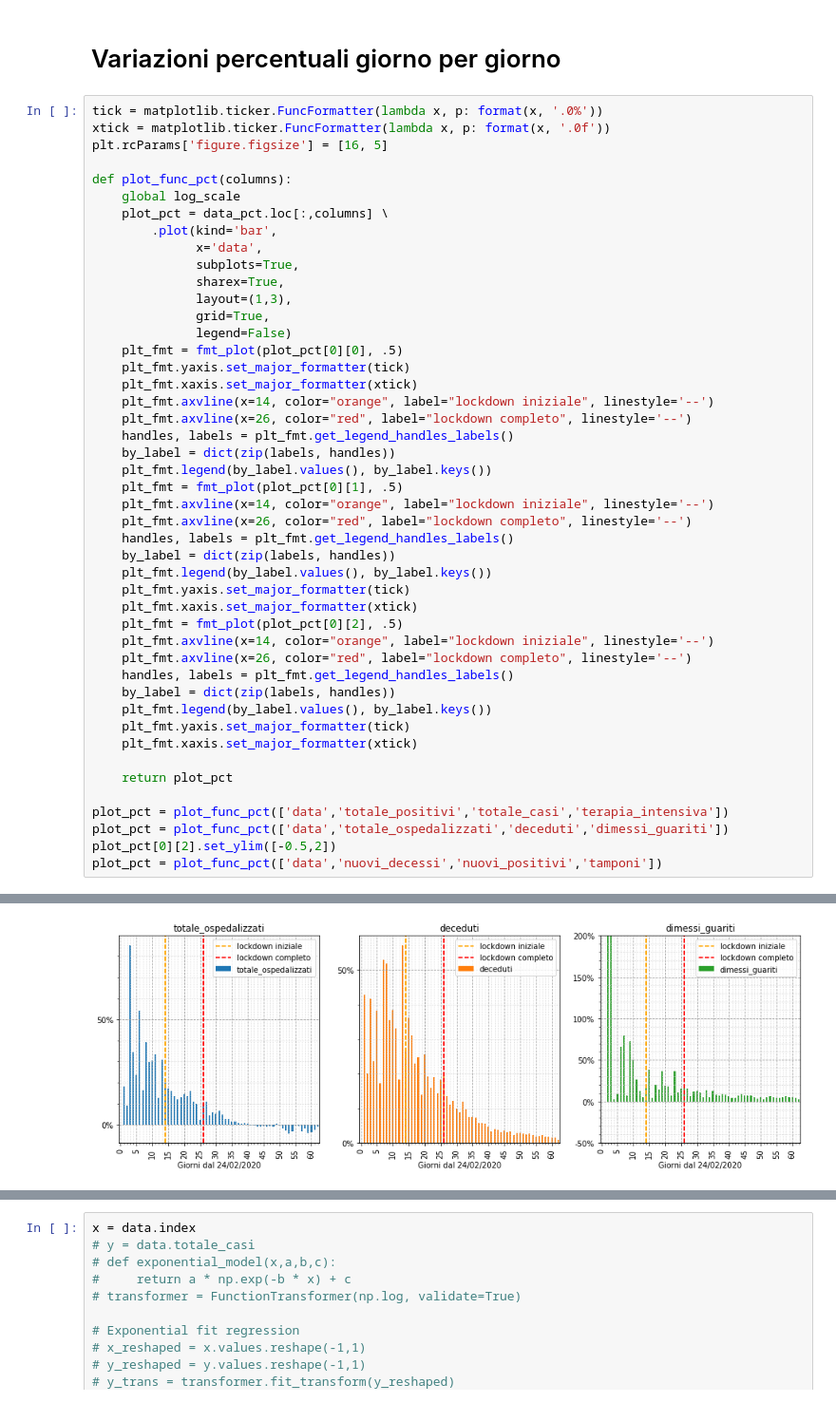
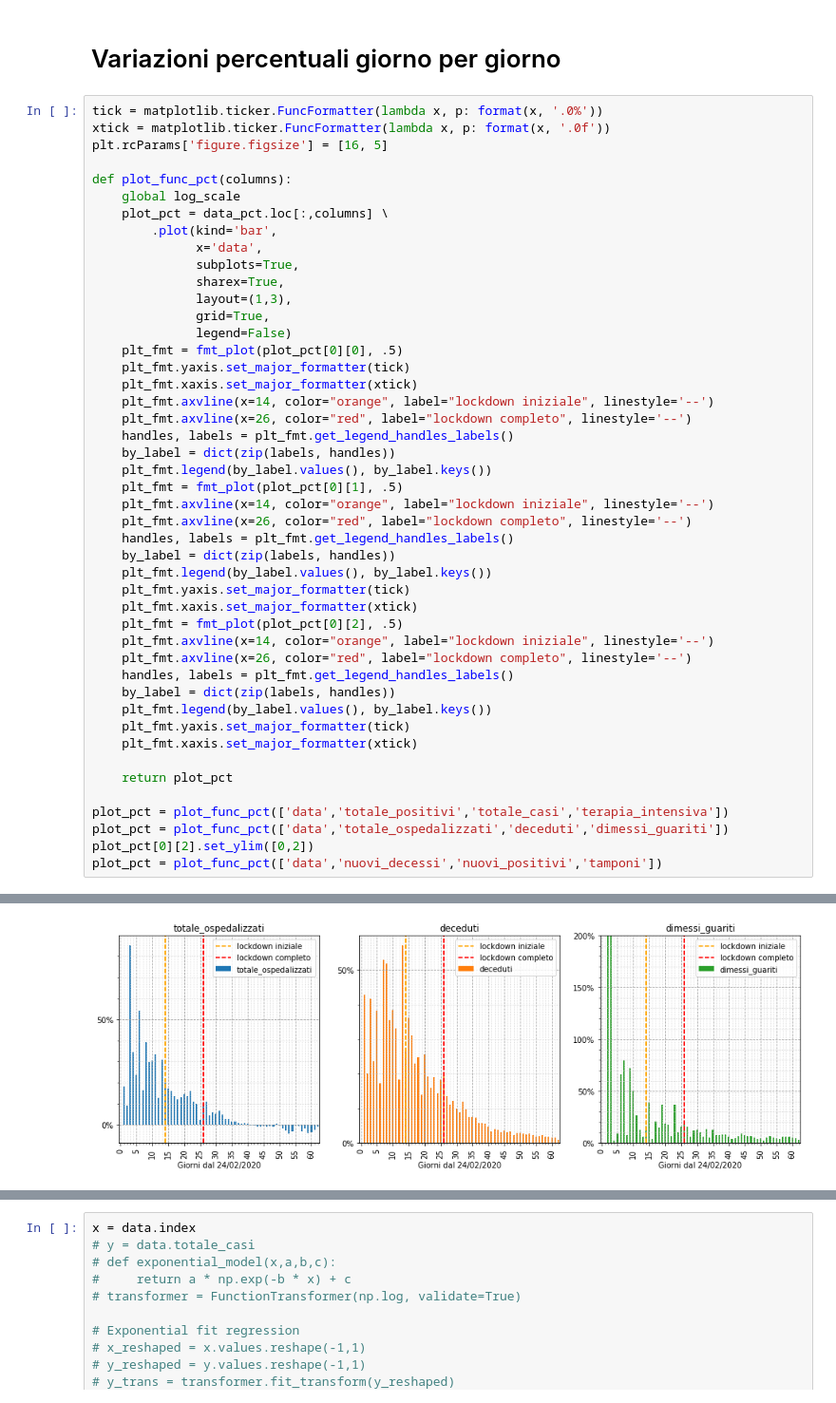
Before and after one commit to iosand71/covid19, a Jupyter notebook: covid19-italia.ipynb, the cells around one changed output, grey strips where cells are left out. Shown: that part at 95% size. Drawn from its saved outputs; the diff is of its cells as text.

```diff
--- a/covid19-italia.ipynb
+++ b/covid19-italia.ipynb
@@ -322,35 +321,35 @@ def plot_func_pct(columns):
     plt_fmt.xaxis.set_major_formatter(xtick)
     plt_fmt.axvline(x=14, color="orange", label="lockdown iniziale", linestyle='--')
     plt_fmt.axvline(x=26, color="red", label="lockdown completo", linestyle='--')
     handles, labels = plt_fmt.get_legend_handles_labels()
     by_label = dict(zip(labels, handles))
     plt_fmt.legend(by_label.values(), by_label.keys())
     plt_fmt = fmt_plot(plot_pct[0][1], .5)
     plt_fmt.axvline(x=14, color="orange", label="lockdown iniziale", linestyle='--')
     plt_fmt.axvline(x=26, color="red", label="lockdown completo", linestyle='--')
     handles, labels = plt_fmt.get_legend_handles_labels()
     by_label = dict(zip(labels, handles))
     plt_fmt.legend(by_label.values(), by_label.keys())
     plt_fmt.yaxis.set_major_formatter(tick)
     plt_fmt.xaxis.set_major_formatter(xtick)
     plt_fmt = fmt_plot(plot_pct[0][2], .5)
     plt_fmt.axvline(x=14, color="orange", label="lockdown iniziale", linestyle='--')
     plt_fmt.axvline(x=26, color="red", label="lockdown completo", linestyle='--')
     handles, labels = plt_fmt.get_legend_handles_labels()
     by_label = dict(zip(labels, handles))
     plt_fmt.legend(by_label.values(), by_label.keys())
     plt_fmt.yaxis.set_major_formatter(tick)
     plt_fmt.xaxis.set_major_formatter(xtick)
 
     return plot_pct
 
 plot_pct = plot_func_pct(['data','totale_positivi','totale_casi','terapia_intensiva'])
 plot_pct = plot_func_pct(['data','totale_ospedalizzati','deceduti','dimessi_guariti'])
-plot_pct[0][2].set_ylim([-0.5,2])
+plot_pct[0][2].set_ylim([0,2])
 plot_pct = plot_func_pct(['data','nuovi_decessi','nuovi_positivi','tamponi'])
 # %% [output]
 [figure]
-[figure, old version]
+[figure, new version]
 [figure]
 # %%
 x = data.index
```
Also changed, not shown: parts of 1 cell of this notebook.
